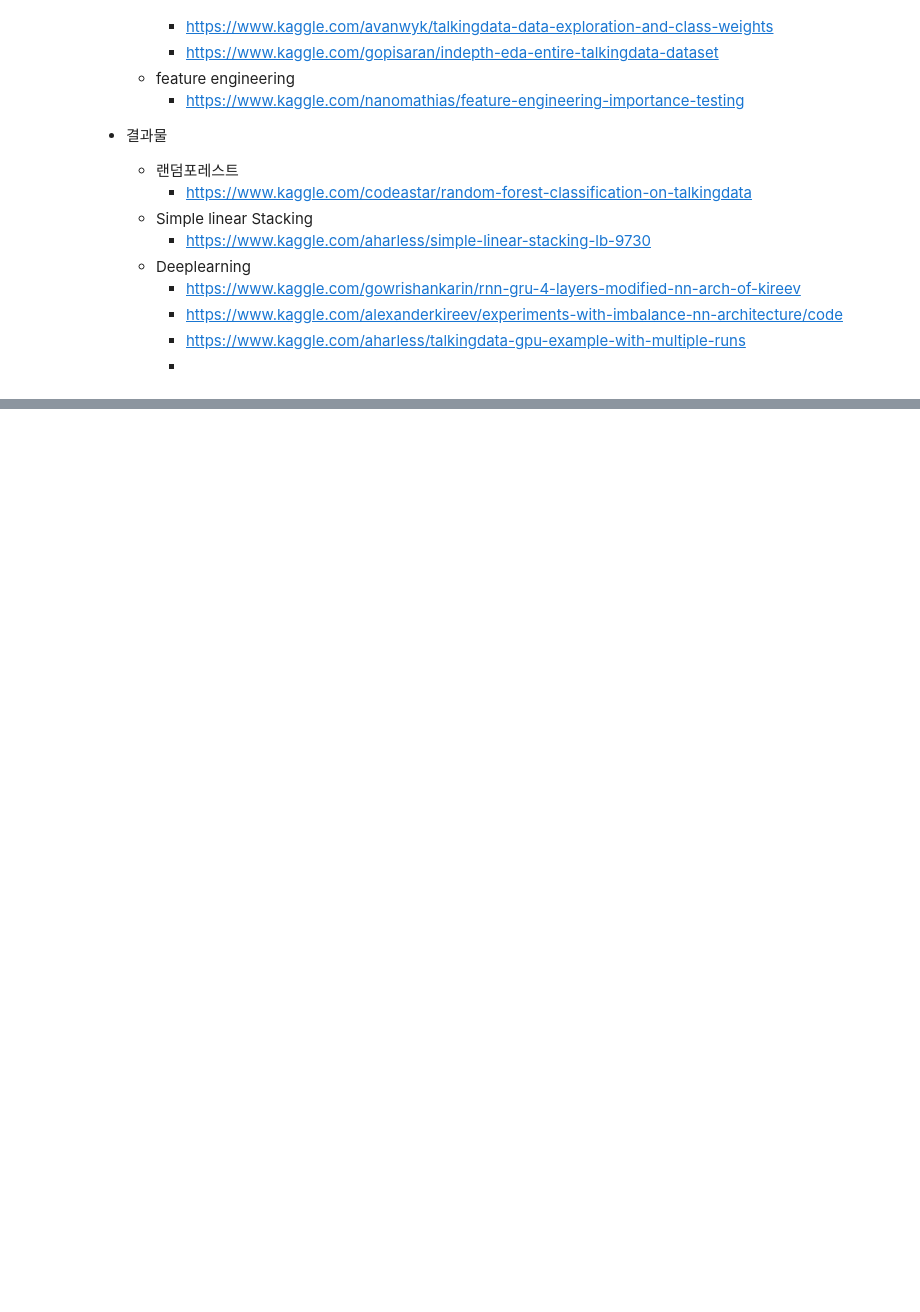
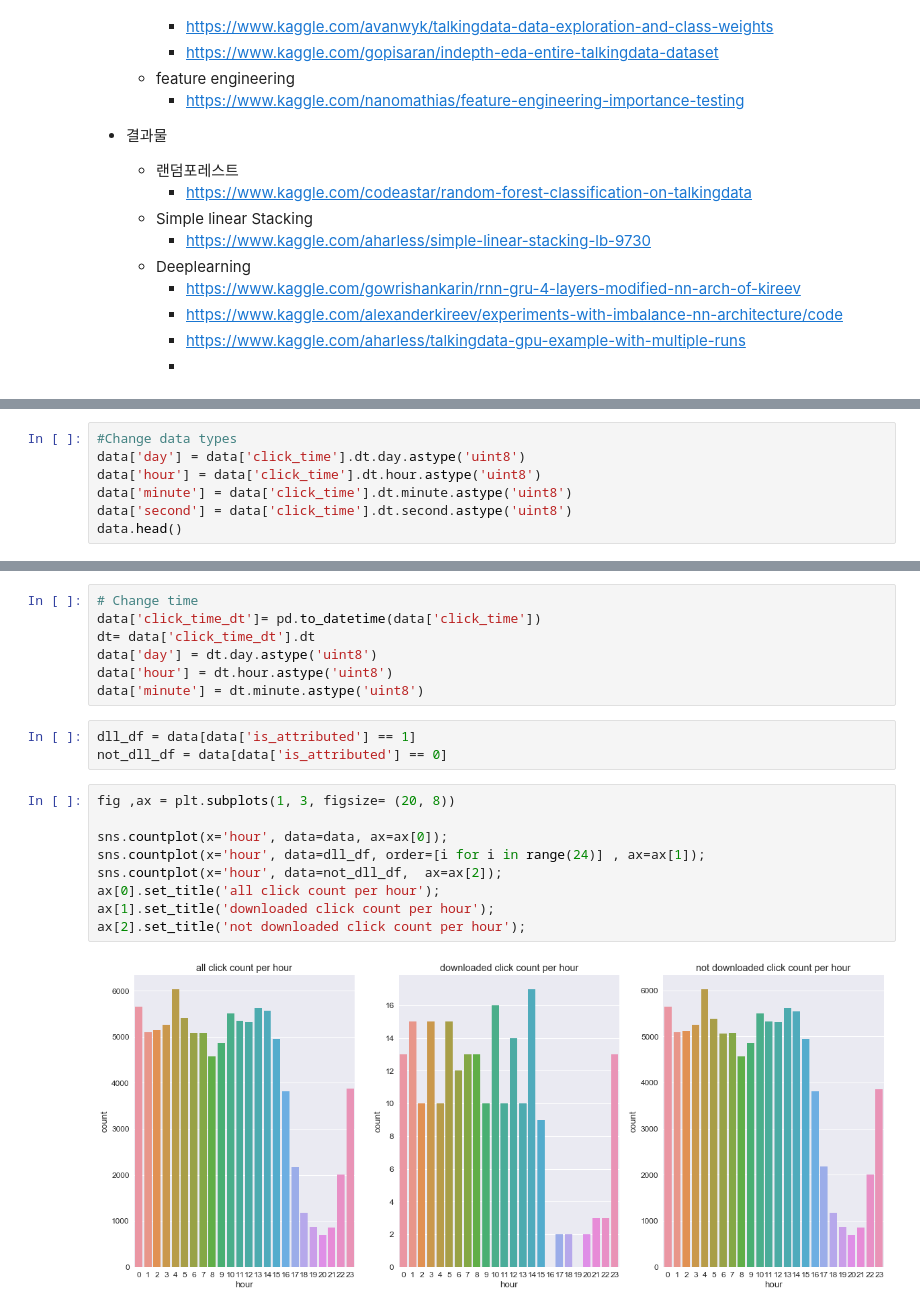
Before and after one commit to Dohppak/Kaggle-Iceburg_project, a Jupyter notebook: Fraud Detection/TalkingData AdTracking Fraud Detection.ipynb, the cells around one changed output, grey strips where cells are left out. Drawn from its saved outputs; the diff is of its cells as text; blank space fills up the shorter version.

```diff
--- a/Fraud Detection/TalkingData AdTracking Fraud Detection.ipynb
+++ b/Fraud Detection/TalkingData AdTracking Fraud Detection.ipynb
@@ -62,0 +225,7 @@ The test data is similar, with the following differences:
+# %%
+#Change data types
+data['day'] = data['click_time'].dt.day.astype('uint8')
+data['hour'] = data['click_time'].dt.hour.astype('uint8')
+data['minute'] = data['click_time'].dt.minute.astype('uint8')
+data['second'] = data['click_time'].dt.second.astype('uint8')
+data.head()
@@ -62,0 +239,21 @@ The test data is similar, with the following differences:
+# %%
+# Change time
+data['click_time_dt']= pd.to_datetime(data['click_time'])
+dt= data['click_time_dt'].dt
+data['day'] = dt.day.astype('uint8')
+data['hour'] = dt.hour.astype('uint8')
+data['minute'] = dt.minute.astype('uint8')
+# %%
+dll_df = data[data['is_attributed'] == 1]
+not_dll_df = data[data['is_attributed'] == 0]
+# %%
+fig ,ax = plt.subplots(1, 3, figsize= (20, 8))
+
+sns.countplot(x='hour', data=data, ax=ax[0]);
+sns.countplot(x='hour', data=dll_df, order=[i for i in range(24)] , ax=ax[1]);
+sns.countplot(x='hour', data=not_dll_df,  ax=ax[2]);
+ax[0].set_title('all click count per hour');
+ax[1].set_title('downloaded click count per hour');
+ax[2].set_title('not downloaded click count per hour');
+# %% [output]
+[figure, added]
```
Also changed, not shown: parts of 86 cells of this notebook, 6 other files.
